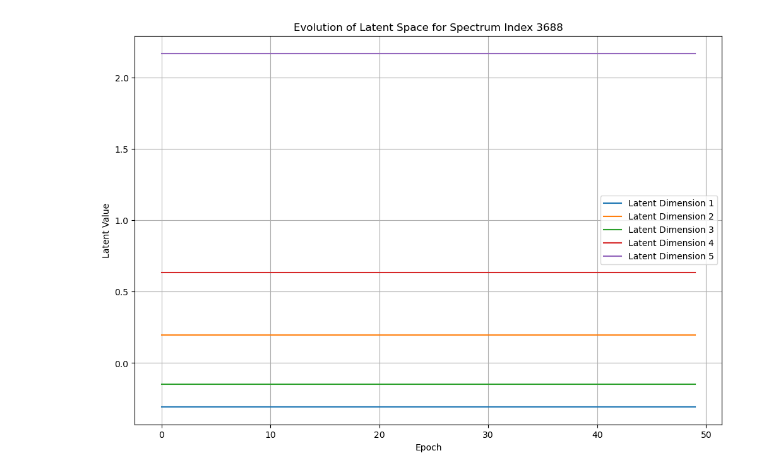
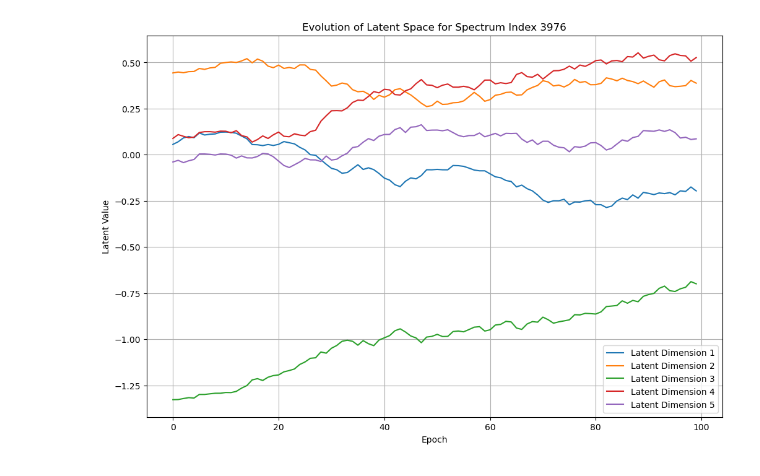
Before and after one commit to amirabezine/DeepSpectra, a Jupyter notebook: src/generate.ipynb, the cells around one changed output. Cells and saved outputs as stored; diff of their text form; code cells hidden in the pictures.

Commit message:
working version - latent optimizing  perfectly

```diff
--- a/src/generate.ipynb
+++ b/src/generate.ipynb
@@ -158,6 +158,6 @@ def plot_latent_evolution(latent_dir, spectrum_index, num_epochs, plots_path):
     plt.savefig(os.path.join(plots_path, f'latent_evolution_{spectrum_index}.png'))
     plt.show()
 # %%
-plot_latent_evolution(latent_path, 3688, num_epochs, plots_path)
+plot_latent_evolution(latent_path, 3976, num_epochs, plots_path)
 # %% [output]
-[figure, old version]
+[figure, new version]
```
Also changed, not shown: parts of 1 cell of this notebook, 54 other files.
